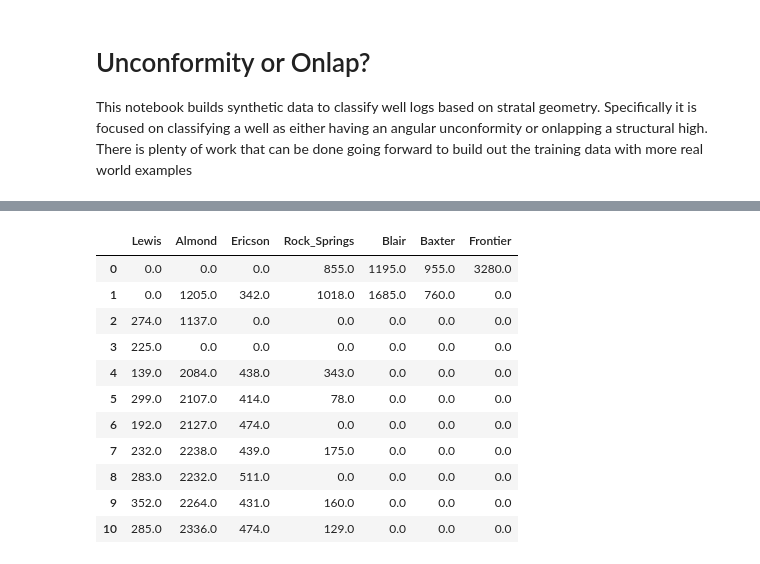
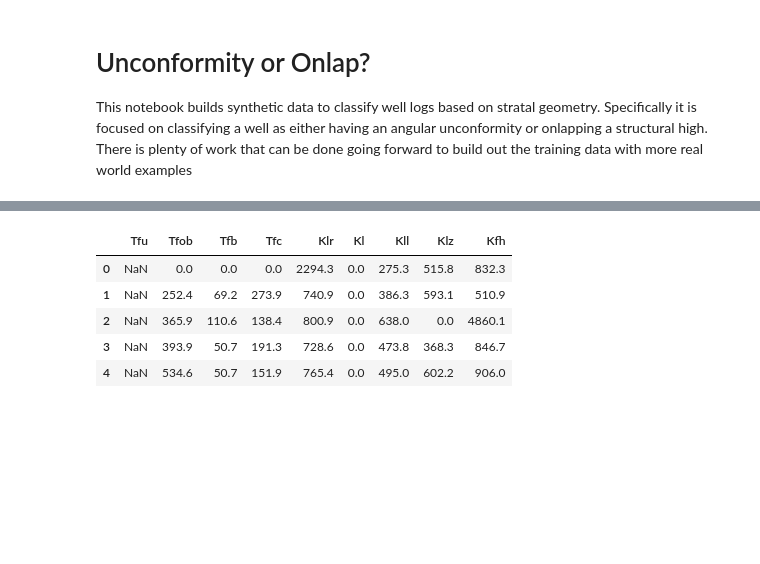
Before and after one commit to jessepisel/well_log_ML, a Jupyter notebook: unconformity or onlap/Unconformity or onlap.ipynb, the cells around one changed output, grey strips where cells are left out. Drawn from its saved outputs; the diff is of its cells as text; code cells hidden in the pictures; blank space fills up the shorter version.

```diff
--- a/unconformity or onlap/Unconformity or onlap.ipynb
+++ b/unconformity or onlap/Unconformity or onlap.ipynb
@@ -169,6 +181,6 @@ skplt.metrics.plot_confusion_matrix(y_test, np.argmax(preds, axis=1), normalize=
 # %%
 #let's import some real world data from southwestern Wyoming
 #this is from the Rock Springs Uplift in Wyoming and has been interpreted as an angular unconformity
-tops = pd.read_csv(r'D:\real_data.csv').fillna(0) #this file is available in the unconformity or onlap folder in the repo
-tops
+tops = pd.read_csv(r'D:\jupyter\Early WSGS\ftunion.csv').fillna(0) #this file is available in the unconformity or onlap folder in the repo
+tops.head()
 # %% [output]
@@ -187,21 +193,15 @@ tops
 # %%
 #clean up the real world data, take the tops from depth to thickness for each formation and get rid of negative thicknesses
-tops2 = tops[tops.columns[8:]].T.diff().T.drop(columns=['Fox_Hills'])
+tops2 = tops[tops.columns[1:]].T.diff().T
 tops2[tops2 < 0] =0
-tops2
+tops2.head()
 # %% [output]
-|  | Lewis | Almond | Ericson | Rock_Springs | Blair | Baxter | Frontier |
-| 0 | 0.0 | 0.0 | 0.0 | 855.0 | 1195.0 | 955.0 | 3280.0 |
-| 1 | 0.0 | 1205.0 | 342.0 | 1018.0 | 1685.0 | 760.0 | 0.0 |
-| 2 | 274.0 | 1137.0 | 0.0 | 0.0 | 0.0 | 0.0 | 0.0 |
-| 3 | 225.0 | 0.0 | 0.0 | 0.0 | 0.0 | 0.0 | 0.0 |
-| 4 | 139.0 | 2084.0 | 438.0 | 343.0 | 0.0 | 0.0 | 0.0 |
-| 5 | 299.0 | 2107.0 | 414.0 | 78.0 | 0.0 | 0.0 | 0.0 |
-| 6 | 192.0 | 2127.0 | 474.0 | 0.0 | 0.0 | 0.0 | 0.0 |
-| 7 | 232.0 | 2238.0 | 439.0 | 175.0 | 0.0 | 0.0 | 0.0 |
-| 8 | 283.0 | 2232.0 | 511.0 | 0.0 | 0.0 | 0.0 | 0.0 |
-| 9 | 352.0 | 2264.0 | 431.0 | 160.0 | 0.0 | 0.0 | 0.0 |
-| 10 | 285.0 | 2336.0 | 474.0 | 129.0 | 0.0 | 0.0 | 0.0 |
+|  | Tfu | Tfob | Tfb | Tfc | Klr | Kl | Kll | Klz | Kfh |
+| 0 | NaN | 0.0 | 0.0 | 0.0 | 2294.3 | 0.0 | 275.3 | 515.8 | 832.3 |
+| 1 | NaN | 252.4 | 69.2 | 273.9 | 740.9 | 0.0 | 386.3 | 593.1 | 510.9 |
+| 2 | NaN | 365.9 | 110.6 | 138.4 | 800.9 | 0.0 | 638.0 | 0.0 | 4860.1 |
+| 3 | NaN | 393.9 | 50.7 | 191.3 | 728.6 | 0.0 | 473.8 | 368.3 | 846.7 |
+| 4 | NaN | 534.6 | 50.7 | 151.9 | 765.4 | 0.0 | 495.0 | 602.2 | 906.0 |
 # %%
 #neigh = tops2.shift(1)
 logged = tops2.apply(np.log) #creating the same features that we built in the training data
```
Also changed, not shown: parts of 14 cells of this notebook, 3 other files.
